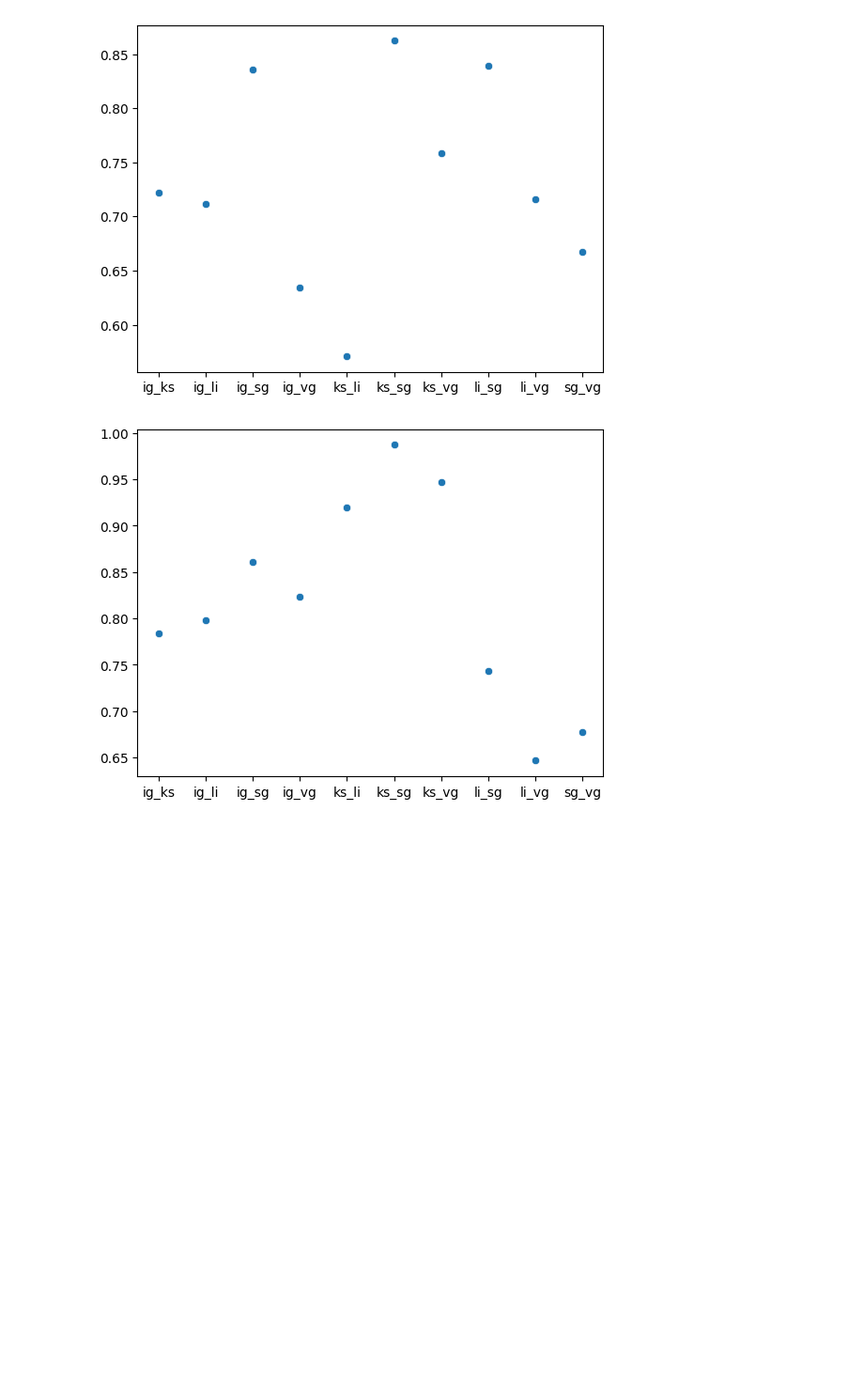
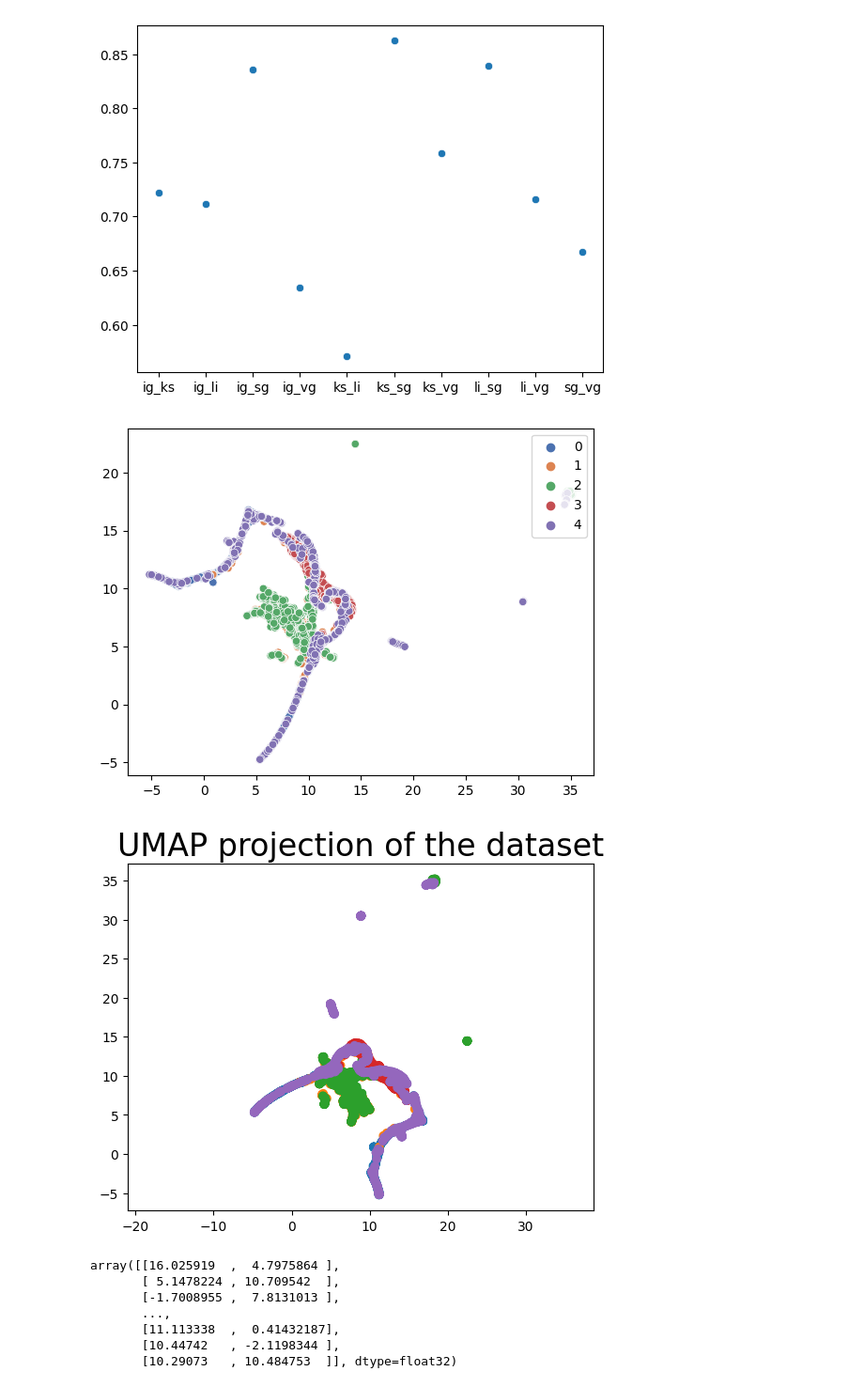
Before and after one commit to ekunigk/BA_Disagreement_Problem, a Jupyter notebook: evaluation_two.ipynb, the cells around one changed output. Shown at 94% size. Drawn from its saved outputs; the diff is of its cells as text; code cells hidden in the pictures; blank space fills up the shorter version.

Commit message:
umap legend + changes

```diff
--- a/evaluation_two.ipynb
+++ b/evaluation_two.ipynb
@@ -16,10 +16,8 @@ visualize_scores(scores)
 torch.Size([389, 24])
 [figure]
 # %%
-dc = DataCollector()
-breastw = dc.collect_data('breastw')
-model = LogisticRegression(random_state=42, max_iter=100)
-scores = pairwise_kfold(dc, breastw, 1, 10)
-visualize_scores(scores)
+# dc = DataCollector()
+# breastw = dc.collect_data('breastw')
+# model = LogisticRegression(random_state=42, max_iter=100)
+# scores = pairwise_kfold(dc, breastw, 1, 10)
+# visualize_scores(scores)
-# %% [output]
-[figure, removed]
@@ -25,0 +27,17 @@ visualize_scores(scores)
+# %%
+spambase = dc.collect_data('spambase')
+keys = dc.get_keys(spambase)
+umap_data = prepare_umap_data(spambase, keys)
+embedding = project_umap(umap_data)
+visualize_umap2(umap_data, embedding)
+visualize_umap(umap_data, embedding)
+# %% [output]
+[figure, added]
+[figure, added]
+array([[16.025919  ,  4.7975864 ],
+       [ 5.1478224 , 10.709542  ],
+       [-1.7008955 ,  7.8131013 ],
+       ...,
+       [11.113338  ,  0.41432187],
+       [10.44742   , -2.1198344 ],
+       [10.29073   , 10.484753  ]], dtype=float32)
```
Also changed, not shown: parts of 4 cells of this notebook, 1 other file.
